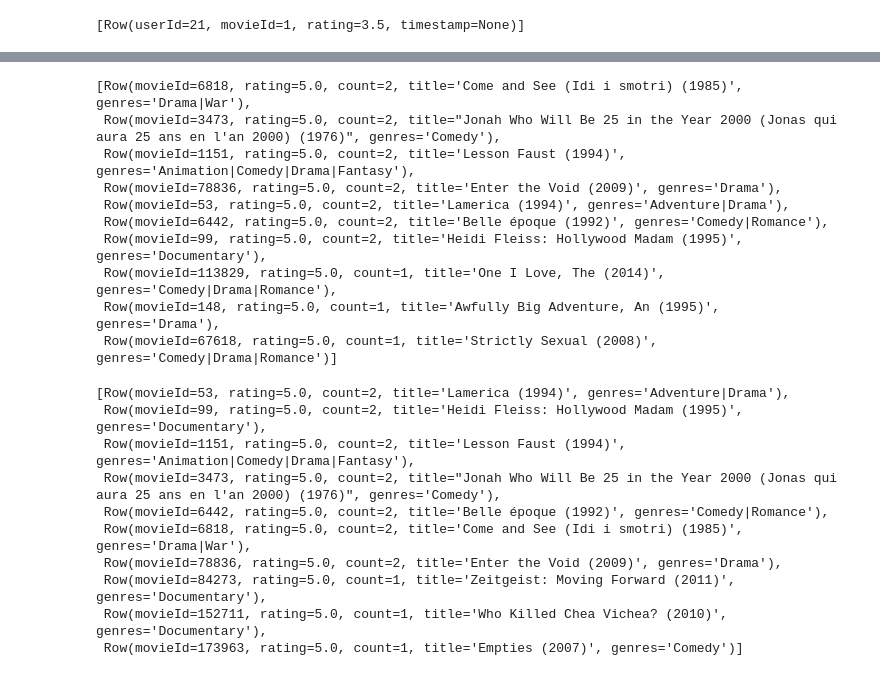
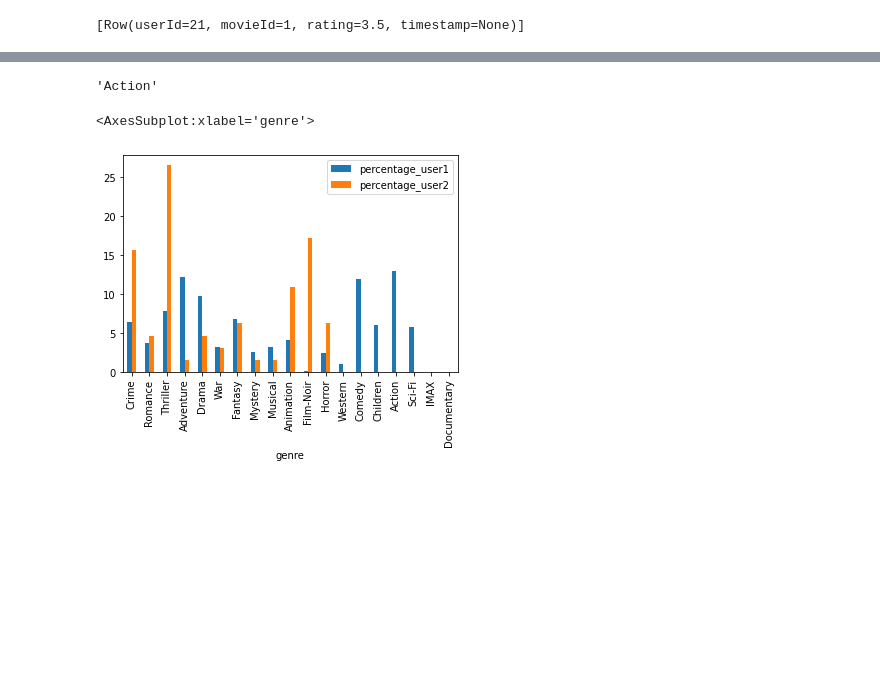
Before and after one commit to georg-wolflein/CS5052-Spark, a Jupyter notebook: notebook.ipynb, the cells around one changed output, grey strips where cells are left out. Saved outputs shown, nothing was run; the diff lists cells and outputs as text; code cells hidden in the pictures; blank space fills up the shorter version.

```diff
--- a/notebook.ipynb
+++ b/notebook.ipynb
@@ -62,5 +64,5 @@ def search_user(user_id: int):
     movies = rated_movies.union(tagged_movies).distinct().join(df_movies, on=["movieId"], how="inner")
     movies = movies.select(movies.movieId, explode(split(movies.genres, "\|")).alias("genre"))
     movies = movies.groupBy("genre").count()
-    return movies.collect()
-search_user(1)
+    return movies
+#search_user(1)
@@ -175,38 +119,4 @@ def top_n_movies_by_rating(n: int):
         .sort(col("rating").desc(), col("count").desc())\
         .limit(n)
     return top_n.collect()
-top_n_movies_by_rating(10)
+#top_n_movies_by_rating(10)
-# %% [output]
-[Row(movieId=6818, rating=5.0, count=2, title='Come and See (Idi i smotri) (1985)', genres='Drama|War'),
- Row(movieId=3473, rating=5.0, count=2, title="Jonah Who Will Be 25 in the Year 2000 (Jonas qui aura 25 ans en l'an 2000) (1976)", genres='Comedy'),
- Row(movieId=1151, rating=5.0, count=2, title='Lesson Faust (1994)', genres='Animation|Comedy|Drama|Fantasy'),
- Row(movieId=78836, rating=5.0, count=2, title='Enter the Void (2009)', genres='Drama'),
- Row(movieId=53, rating=5.0, count=2, title='Lamerica (1994)', genres='Adventure|Drama'),
- Row(movieId=6442, rating=5.0, count=2, title='Belle époque (1992)', genres='Comedy|Romance'),
- Row(movieId=99, rating=5.0, count=2, title='Heidi Fleiss: Hollywood Madam (1995)', genres='Documentary'),
- Row(movieId=113829, rating=5.0, count=1, title='One I Love, The (2014)', genres='Comedy|Drama|Romance'),
- Row(movieId=148, rating=5.0, count=1, title='Awfully Big Adventure, An (1995)', genres='Drama'),
- Row(movieId=67618, rating=5.0, count=1, title='Strictly Sexual (2008)', genres='Comedy|Drama|Romance')]
-# %%
-#### OLD VERSION:
-# List the top n movies with highest rating, ordered by the rating
-def top_n_movies_by_rating(n: int):
-    top_n = df_ratings.groupBy("movieId")\
-        .agg(sf.avg("rating").alias("rating"), sf.count("movieId").alias("count"))\
-        .sort(col("rating").desc(), col("count").desc())\
-        .limit(n)\
-        .join(df_movies, on=["movieId"], how="inner")\
-        .sort(col("rating").desc(), col("count").desc())
-    return top_n.collect()
-top_n_movies_by_rating(10)
-# %% [output]
-[Row(movieId=53, rating=5.0, count=2, title='Lamerica (1994)', genres='Adventure|Drama'),
- Row(movieId=99, rating=5.0, count=2, title='Heidi Fleiss: Hollywood Madam (1995)', genres='Documentary'),
- Row(movieId=1151, rating=5.0, count=2, title='Lesson Faust (1994)', genres='Animation|Comedy|Drama|Fantasy'),
- Row(movieId=3473, rating=5.0, count=2, title="Jonah Who Will Be 25 in the Year 2000 (Jonas qui aura 25 ans en l'an 2000) (1976)", genres='Comedy'),
- Row(movieId=6442, rating=5.0, count=2, title='Belle époque (1992)', genres='Comedy|Romance'),
- Row(movieId=6818, rating=5.0, count=2, title='Come and See (Idi i smotri) (1985)', genres='Drama|War'),
- Row(movieId=78836, rating=5.0, count=2, title='Enter the Void (2009)', genres='Drama'),
- Row(movieId=84273, rating=5.0, count=1, title='Zeitgeist: Moving Forward (2011)', genres='Documentary'),
- Row(movieId=152711, rating=5.0, count=1, title='Who Killed Chea Vichea? (2010)', genres='Documentary'),
- Row(movieId=173963, rating=5.0, count=1, title='Empties (2007)', genres='Comedy')]
@@ -212,0 +134,38 @@ top_n_movies_by_rating(10)
+# %%
+# Find the favourite genre of a given user, or group of users. Consider and justify how you will define ‘favourite’.
+# NOTE: we define "favourite" as the most frequent genre among all "watched" movies
+def favourite_genre(user_ids: [int]):
+    rated_movies = df_ratings.filter(df_ratings.userId.isin(user_ids))
+    tagged_movies = df_tags.filter(df_tags.userId.isin(user_ids))
+    movies = rated_movies.join(tagged_movies, on=["userId", "movieId"], how="outer")
+    movies = movies.select("userId", "movieId").distinct()
+    movies = movies.groupBy("movieId").count().join(df_movies, on=["movieId"])
+    movies = movies.select(movies.movieId, explode(split(movies.genres, "\|")).alias("genre"))\
+        .groupBy("genre").count()\
+        .sort(col("count").desc())
+    return movies.first()["genre"]
+favourite_genre([1, 2])
+# %% [output]
+'Action'
+# %%
+# Compare the movie tastes of two users. Consider and justify how you will compare and present the data.
+def normalize_genres(df_genres: pd.DataFrame, genres: set) -> pd.DataFrame:
+    for genre in genres - set(df_genres.genre):
+        df_genres = df_genres.append({"genre": genre, "count": 0}, ignore_index=True)
+    df_genres["percentage"] = df_genres["count"] / df_genres["count"].sum() * 100
+    return df_genres
+
+def compare_movie_tastes(user1: int, user2: int):
+    user1_genres = search_user(user1).toPandas()
+    user2_genres = search_user(user2).toPandas()
+    user2_genres = user2_genres.drop(index=[0, 1])
+    genres = set(user1_genres.genre).union(user2_genres.genre)
+    user1_genres = normalize_genres(user1_genres, genres)
+    user2_genres = normalize_genres(user2_genres, genres)
+    user1_genres["percentage_user2"] = user2_genres["percentage"]
+    user1_genres = user1_genres.rename(columns={"percentage": "percentage_user1"})
+    return user1_genres.drop(columns=["count"])
+compare_movie_tastes(1, 2).plot.bar("genre", ["percentage_user1", "percentage_user2"])
+# %% [output]
+<AxesSubplot:xlabel='genre'>
+[figure, added]
```
Also changed, not shown: parts of 7 cells of this notebook, 3 other files.
